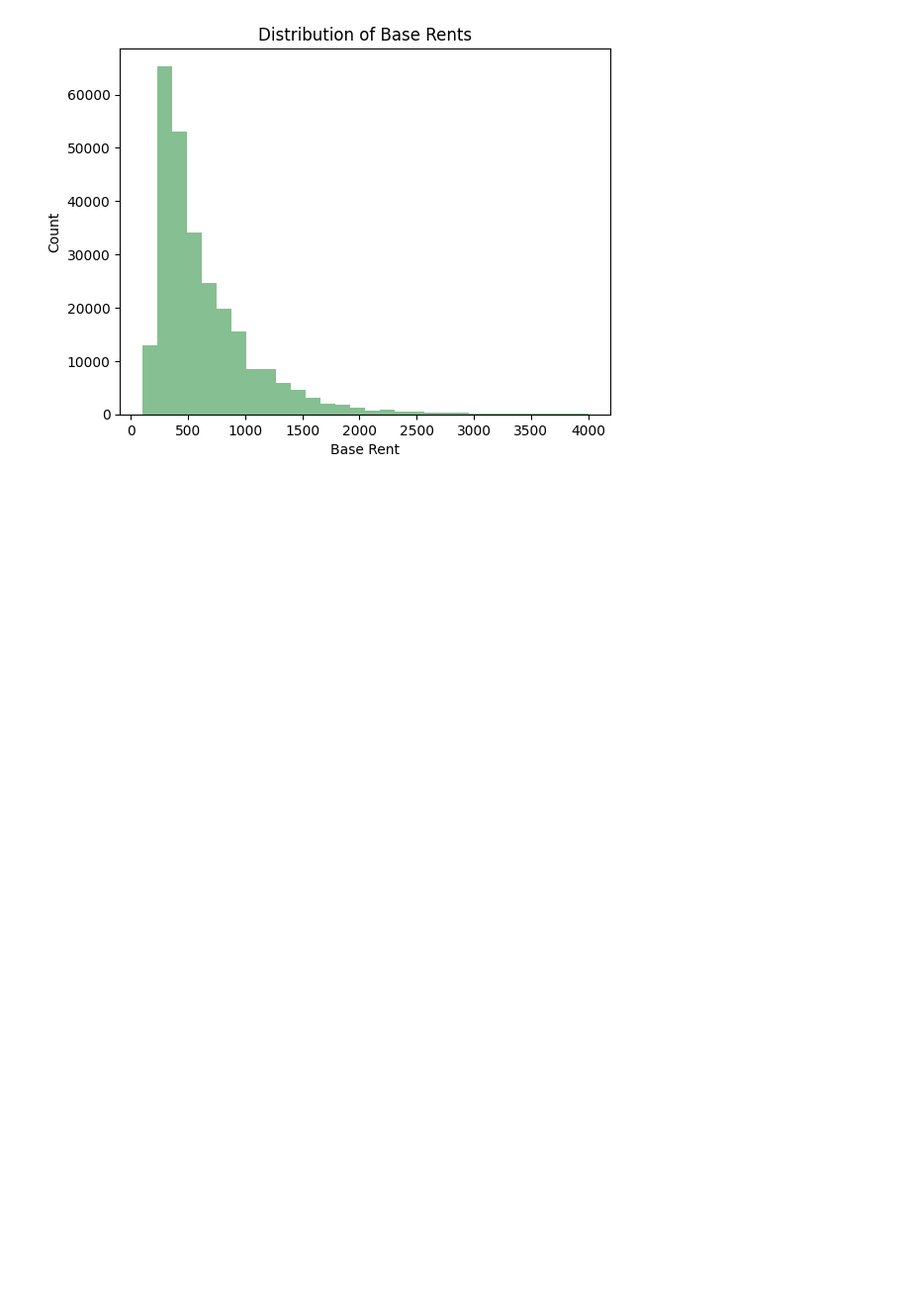
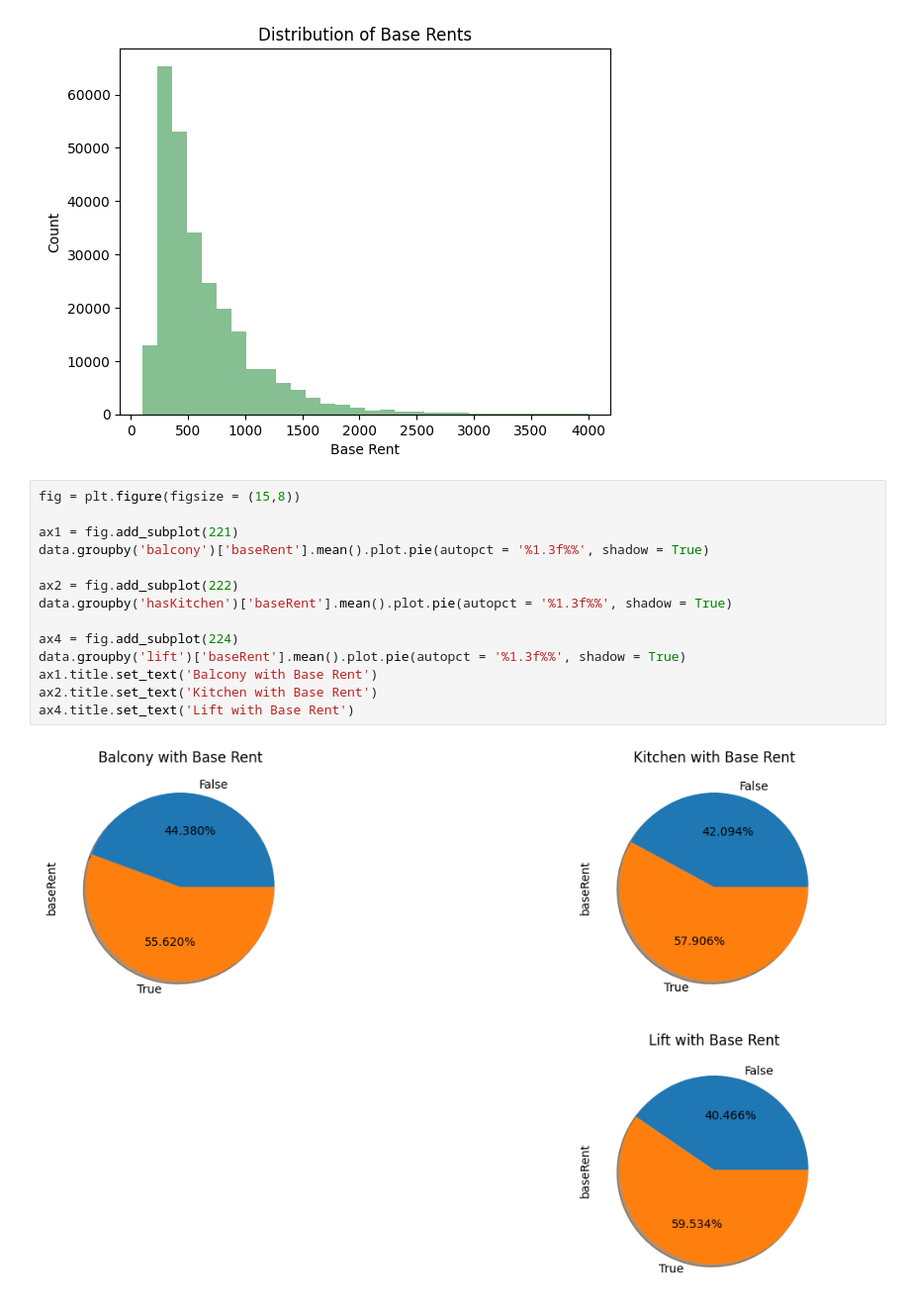
Before and after one commit to Jerin-T/rental_prediction_system, a Jupyter notebook: apartmentRentalPrediction.ipynb, the cells around one changed output. Shown: that part at 99% size. Cells and saved outputs as stored; diff of their text form; blank space fills up the shorter version.

```diff
--- a/apartmentRentalPrediction.ipynb
+++ b/apartmentRentalPrediction.ipynb
@@ -305,3 +305,19 @@ plt.ylabel('Count')
 # %% [output]
 Text(0, 0.5, 'Count')
 [figure]
+# %%
+fig = plt.figure(figsize = (15,8))
+
+ax1 = fig.add_subplot(221)
+data.groupby('balcony')['baseRent'].mean().plot.pie(autopct = '%1.3f%%', shadow = True)
+
+ax2 = fig.add_subplot(222)
+data.groupby('hasKitchen')['baseRent'].mean().plot.pie(autopct = '%1.3f%%', shadow = True)
+
+ax4 = fig.add_subplot(224)
+data.groupby('lift')['baseRent'].mean().plot.pie(autopct = '%1.3f%%', shadow = True)
+ax1.title.set_text('Balcony with Base Rent')
+ax2.title.set_text('Kitchen with Base Rent')
+ax4.title.set_text('Lift with Base Rent')
+# %% [output]
+[figure, added]
```
Also changed, not shown: parts of 2 cells of this notebook.
